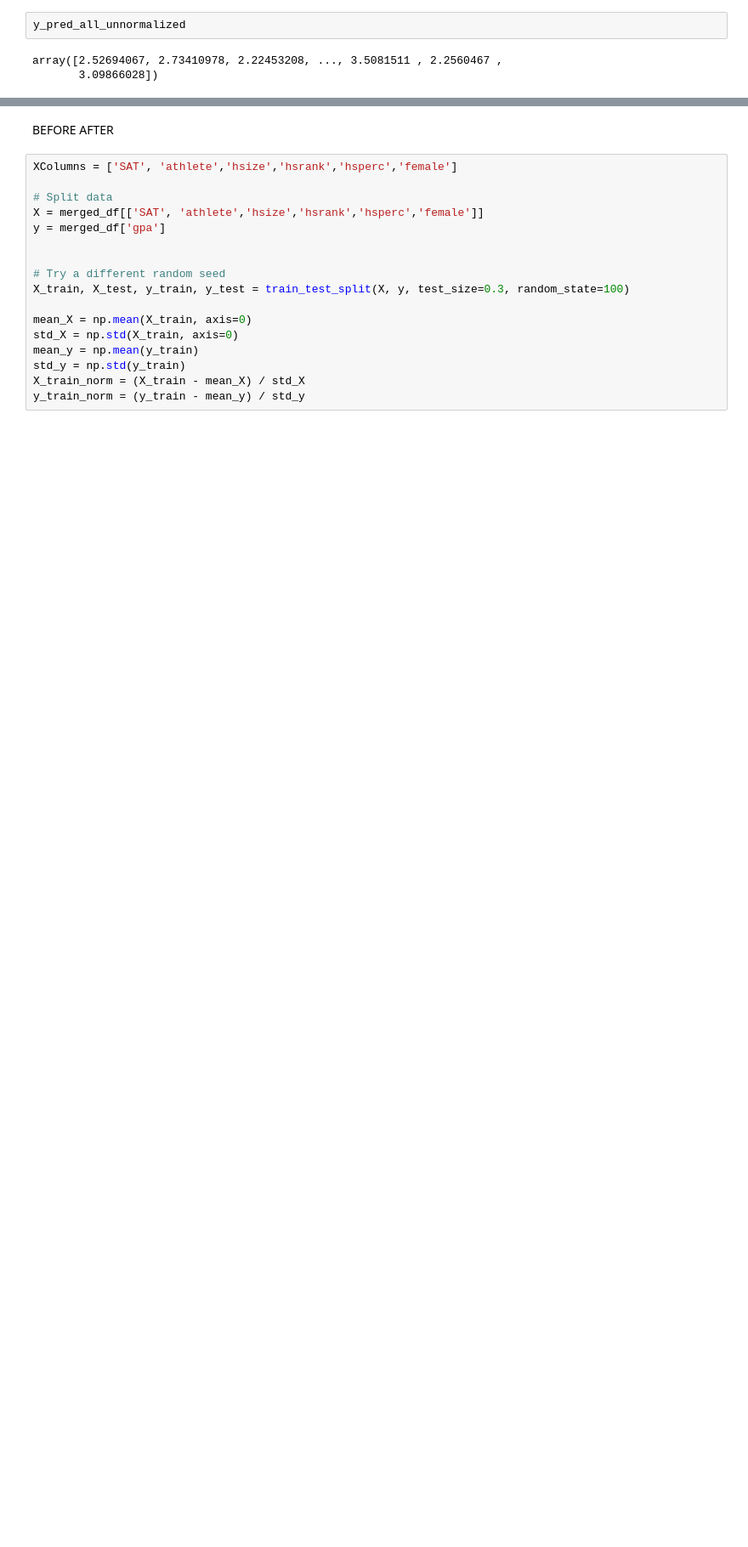
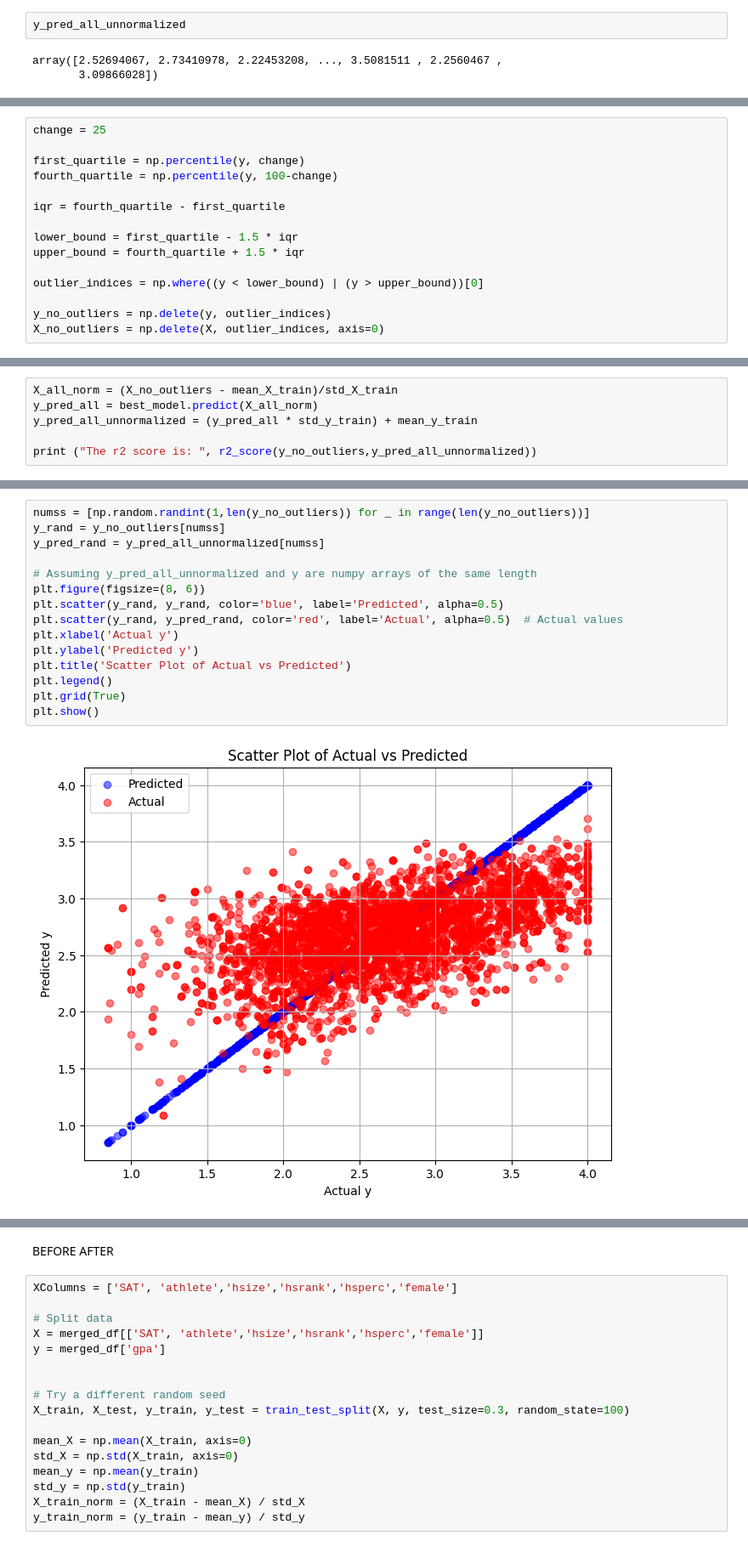
Before and after one commit to MyronTadros/DataScienceProject, a Jupyter notebook: notebook.ipynb, the cells around one changed output, grey strips where cells are left out. Shown at 85% size. Saved outputs shown, nothing was run; the diff lists cells and outputs as text; blank space fills up the shorter version.

```diff
--- a/notebook.ipynb
+++ b/notebook.ipynb
@@ -334,0 +318,15 @@ array([2.52694067, 2.73410978, 2.22453208, ..., 3.5081511 , 2.2560467 ,
+# %%
+change = 25
+
+first_quartile = np.percentile(y, change)
+fourth_quartile = np.percentile(y, 100-change)
+
+iqr = fourth_quartile - first_quartile
+
+lower_bound = first_quartile - 1.5 * iqr
+upper_bound = fourth_quartile + 1.5 * iqr
+
+outlier_indices = np.where((y < lower_bound) | (y > upper_bound))[0]
+
+y_no_outliers = np.delete(y, outlier_indices)
+X_no_outliers = np.delete(X, outlier_indices, axis=0)
@@ -334,0 +384,6 @@ array([2.52694067, 2.73410978, 2.22453208, ..., 3.5081511 , 2.2560467 ,
+# %%
+X_all_norm = (X_no_outliers - mean_X_train)/std_X_train
+y_pred_all = best_model.predict(X_all_norm)
+y_pred_all_unnormalized = (y_pred_all * std_y_train) + mean_y_train
+
+print ("The r2 score is: ", r2_score(y_no_outliers,y_pred_all_unnormalized))
@@ -334,0 +392,17 @@ array([2.52694067, 2.73410978, 2.22453208, ..., 3.5081511 , 2.2560467 ,
+# %%
+numss = [np.random.randint(1,len(y_no_outliers)) for _ in range(len(y_no_outliers))]
+y_rand = y_no_outliers[numss]
+y_pred_rand = y_pred_all_unnormalized[numss]
+
+# Assuming y_pred_all_unnormalized and y are numpy arrays of the same length
+plt.figure(figsize=(8, 6))
+plt.scatter(y_rand, y_rand, color='blue', label='Predicted', alpha=0.5)
+plt.scatter(y_rand, y_pred_rand, color='red', label='Actual', alpha=0.5)  # Actual values
+plt.xlabel('Actual y')
+plt.ylabel('Predicted y')
+plt.title('Scatter Plot of Actual vs Predicted')
+plt.legend()
+plt.grid(True)
+plt.show()
+# %% [output]
+[figure, added]
```
Also changed, not shown: parts of 13 cells of this notebook.
